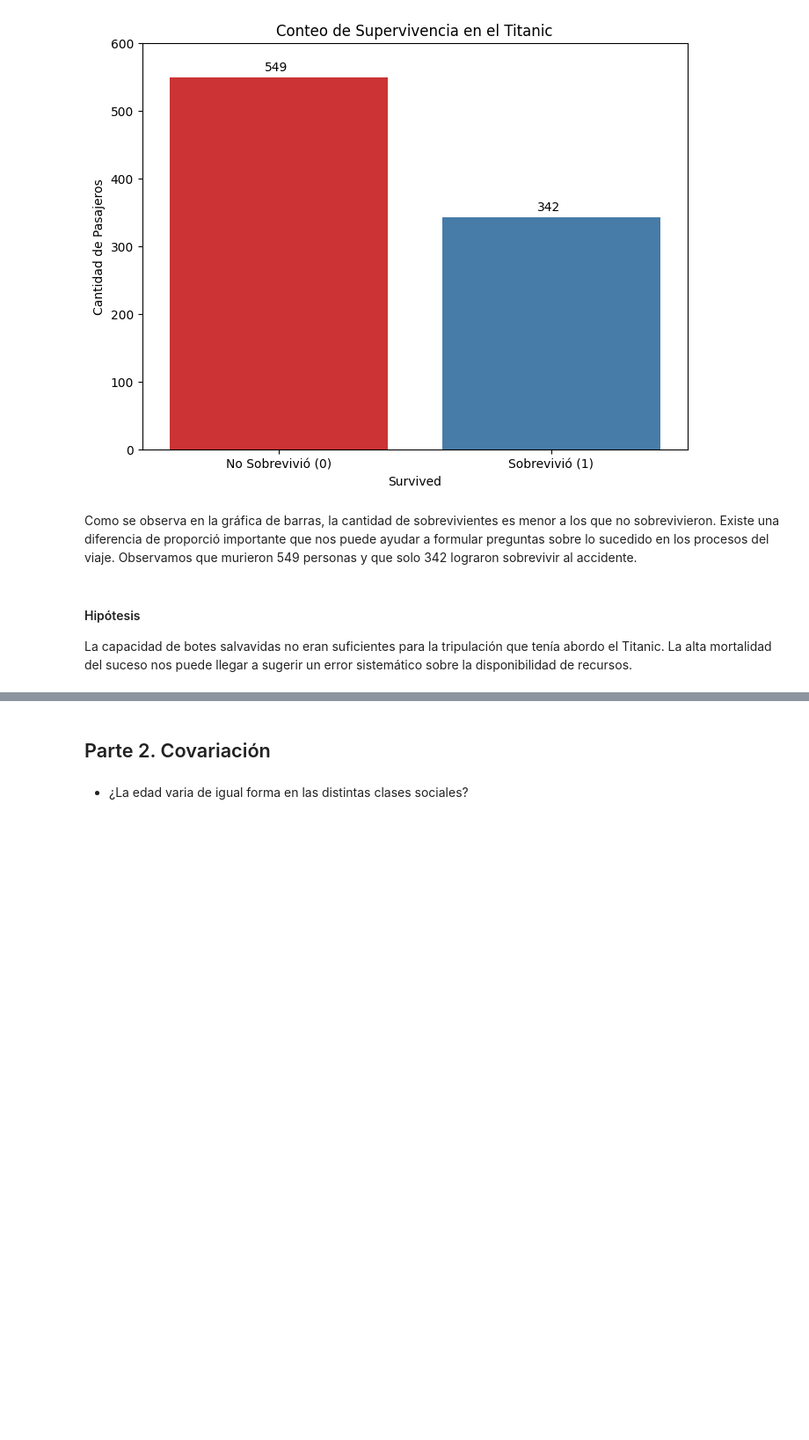
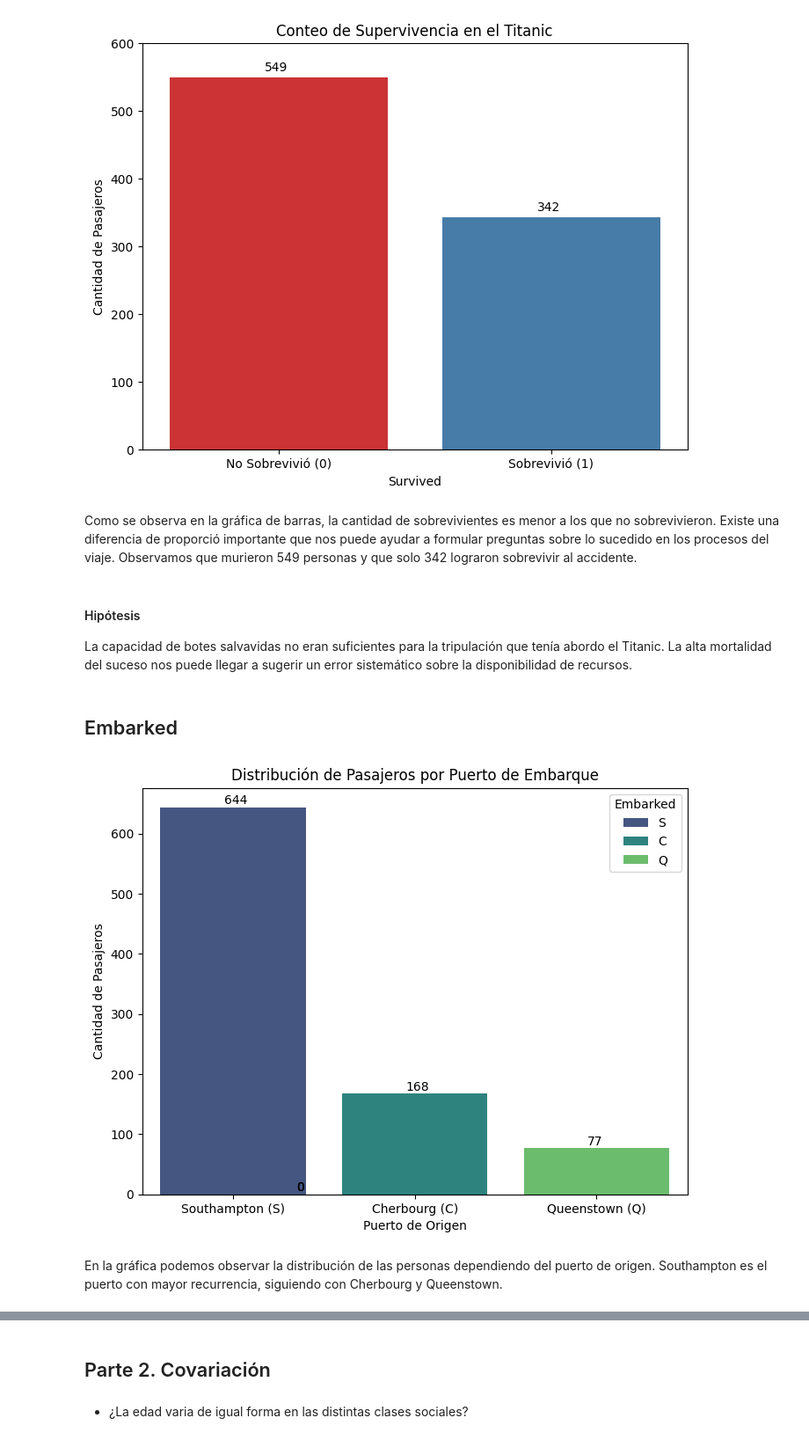
Before and after one commit to hugo-meza/TC2004B-Hugo, a Jupyter notebook: notebooks/Explorando_Titanic.ipynb, the cells around one changed output, grey strips where cells are left out. Shown at 88% size. Drawn from its saved outputs; the diff is of its cells as text; code cells hidden in the pictures; blank space fills up the shorter version.

```diff
--- a/notebooks/Explorando_Titanic.ipynb
+++ b/notebooks/Explorando_Titanic.ipynb
@@ -140,3 +143,26 @@ Como se observa en la gráfica de barras, la cantidad de sobrevivientes es menor
 # %% [markdown]
 #### Hipótesis
 La capacidad de botes salvavidas no eran suficientes para la tripulación que tenía abordo el Titanic. La alta mortalidad del suceso nos puede llegar a sugerir un error sistemático sobre la disponibilidad de recursos.
+# %% [markdown]
+## Embarked
+# %%
+plt.figure(figsize=(8, 6))
+
+# Crear el gráfico. El orden predeterminado suele ser alfabético, pero podemos ordenarlo por cantidad
+ax = sns.countplot(x='Embarked', data=titanic, hue = 'Embarked',palette='viridis', order=titanic['Embarked'].value_counts().index)
+
+# Personalizar etiquetas para que se entienda mejor (S, C, Q)
+plt.xticks(ticks=[0, 1, 2], labels=['Southampton (S)', 'Cherbourg (C)', 'Queenstown (Q)'])
+plt.title('Distribución de Pasajeros por Puerto de Embarque')
+plt.ylabel('Cantidad de Pasajeros')
+plt.xlabel('Puerto de Origen')
+
+# Añadir etiquetas de datos
+for p in ax.patches:
+    ax.annotate(f'{int(p.get_height())}', (p.get_x() + 0.35, p.get_height() + 5))
+
+plt.show()
+# %% [output]
+[figure, added]
+# %% [markdown]
+En la gráfica podemos observar la distribución de las personas dependiendo del puerto de origen. Southampton es el puerto con mayor recurrencia, siguiendo con Cherbourg y Queenstown.
```
Also changed, not shown: parts of 8 cells of this notebook, 19 other files.
